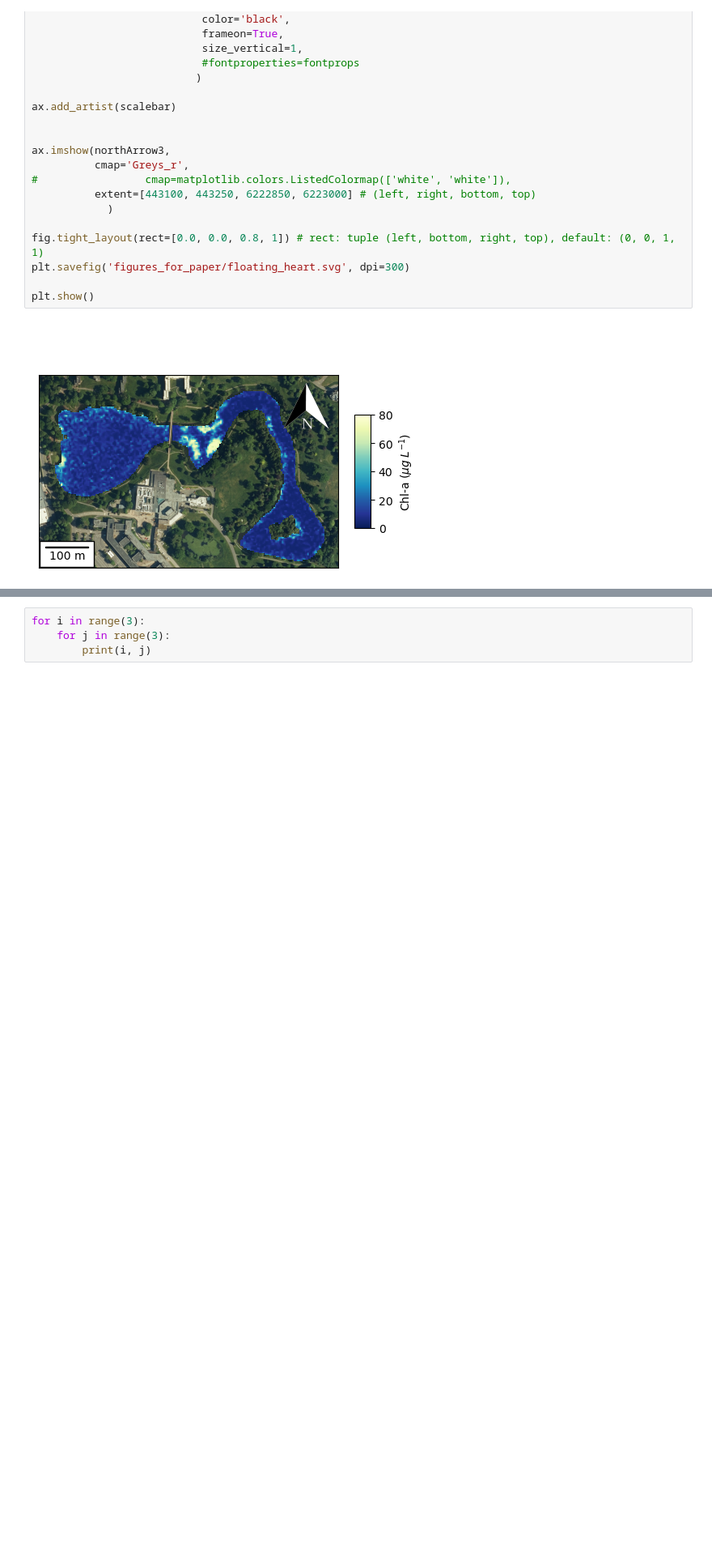
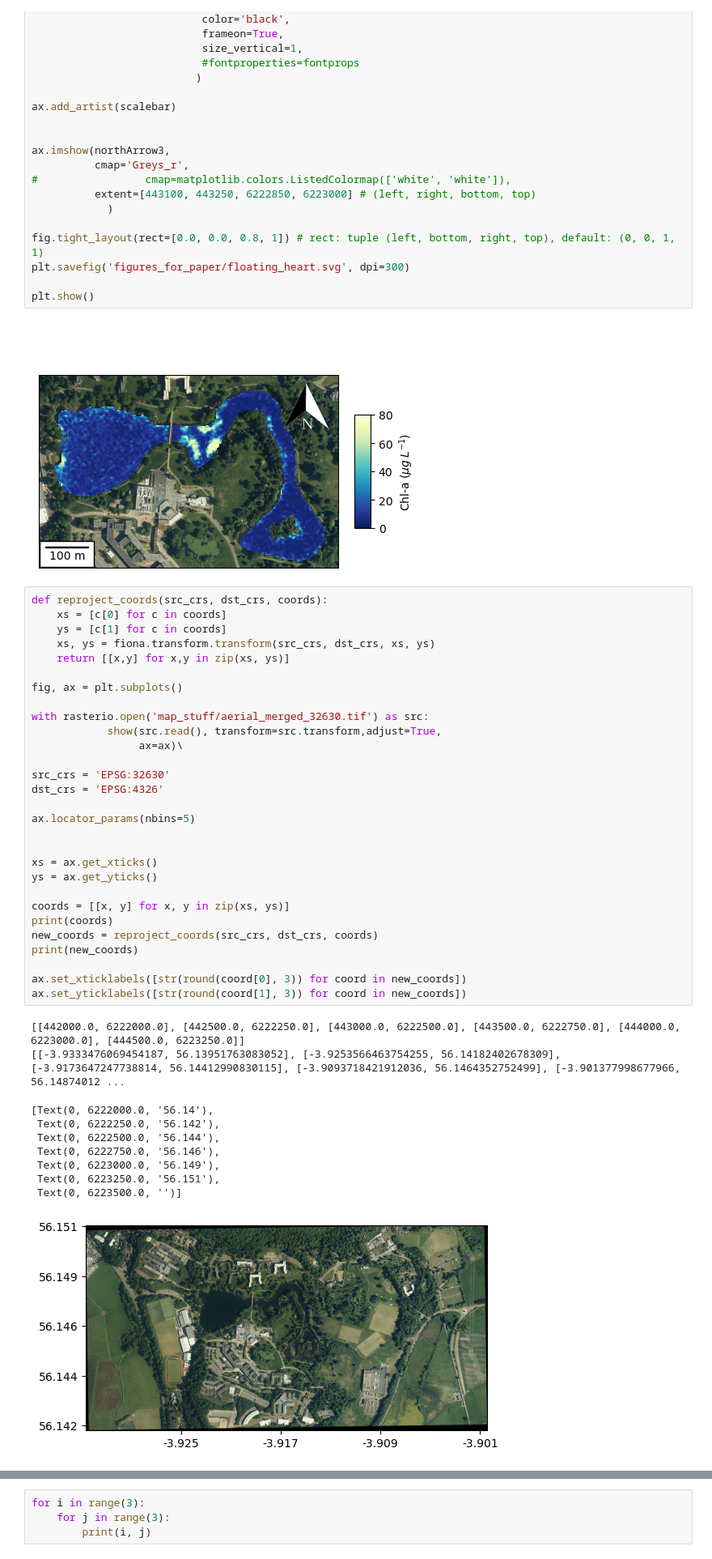
Before and after one commit to scmc72/DALEC_processing, a Jupyter notebook: S2_SD_maps_nice.ipynb, the cells around one changed output, grey strips where cells are left out. Shown at 81% size. Saved outputs shown, nothing was run; the diff lists cells and outputs as text; blank space fills up the shorter version.

Commit message:
additional water bodies analysis and some other stuff for first review

```diff
--- a/S2_SD_maps_nice.ipynb
+++ b/S2_SD_maps_nice.ipynb
@@ -2340,3 +2880,43 @@ plt.savefig('figures_for_paper/floating_heart.svg', dpi=300)
 plt.show()
 # %% [output]
 [figure]
+# %%
+def reproject_coords(src_crs, dst_crs, coords):
+    xs = [c[0] for c in coords]
+    ys = [c[1] for c in coords]
+    xs, ys = fiona.transform.transform(src_crs, dst_crs, xs, ys)
+    return [[x,y] for x,y in zip(xs, ys)]
+
+fig, ax = plt.subplots()
+
+with rasterio.open('map_stuff/aerial_merged_32630.tif') as src:
+            show(src.read(), transform=src.transform,adjust=True,
+                 ax=ax)\
+
+src_crs = 'EPSG:32630'
+dst_crs = 'EPSG:4326'
+
+ax.locator_params(nbins=5)
+
+
+xs = ax.get_xticks()
+ys = ax.get_yticks()
+
+coords = [[x, y] for x, y in zip(xs, ys)]
+print(coords)
+new_coords = reproject_coords(src_crs, dst_crs, coords)
+print(new_coords)
+
+ax.set_xticklabels([str(round(coord[0], 3)) for coord in new_coords])
+ax.set_yticklabels([str(round(coord[1], 3)) for coord in new_coords])
+# %% [output]
+[[442000.0, 6222000.0], [442500.0, 6222250.0], [443000.0, 6222500.0], [443500.0, 6222750.0], [444000.0, 6223000.0], [444500.0, 6223250.0]]
+[[-3.9333476069454187, 56.13951763083052], [-3.9253566463754255, 56.14182402678309], [-3.9173647247738814, 56.14412990830115], [-3.9093718421912036, 56.1464352752499], [-3.901377998677966, 56.14874012 ...
+[Text(0, 6222000.0, '56.14'),
+ Text(0, 6222250.0, '56.142'),
+ Text(0, 6222500.0, '56.144'),
+ Text(0, 6222750.0, '56.146'),
+ Text(0, 6223000.0, '56.149'),
+ Text(0, 6223250.0, '56.151'),
+ Text(0, 6223500.0, '')]
+[figure, added]
```
Also changed, not shown: parts of 13 cells of this notebook, 6 other files.
